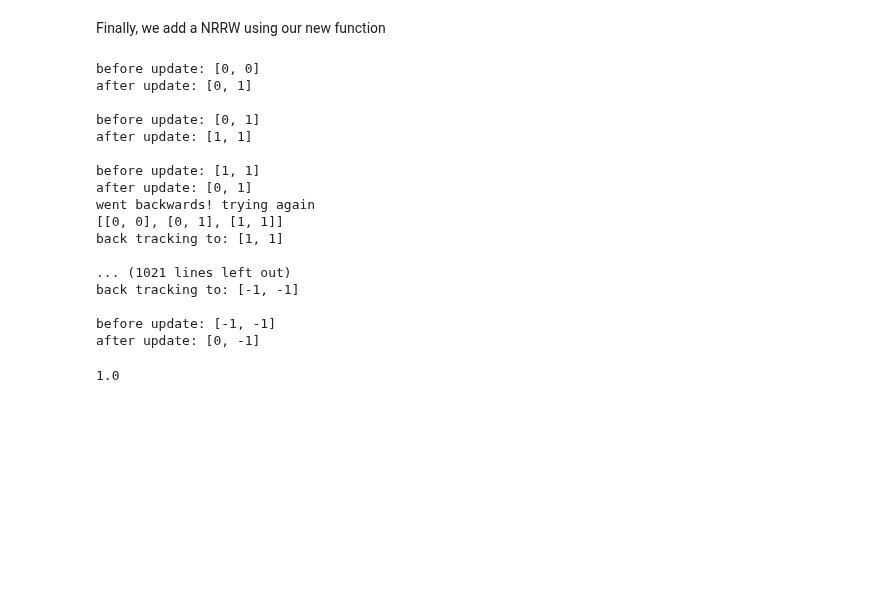
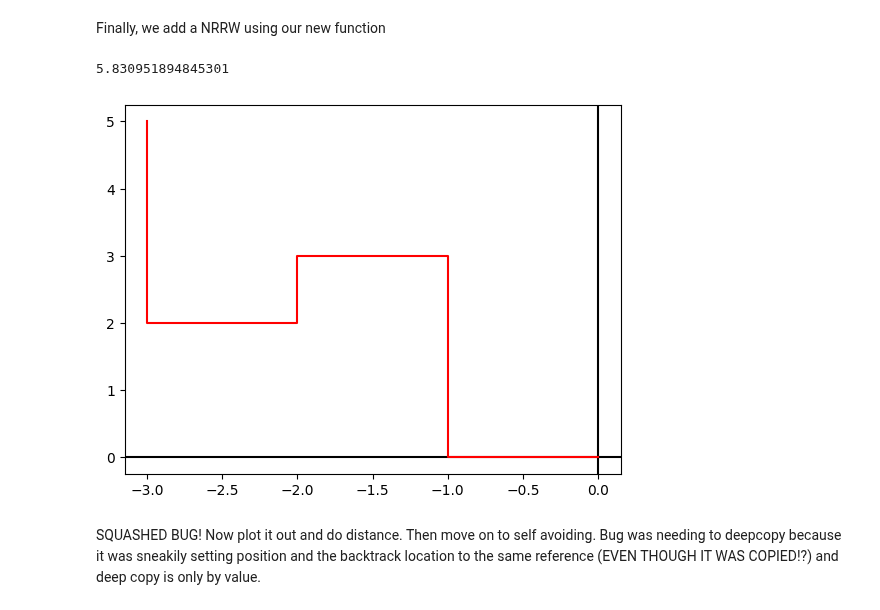
Before and after one commit to noahchanoah/thesis, a Jupyter notebook: RandomWalk.ipynb, the cells around one changed output. Drawn from its saved outputs; the diff is of its cells as text; code cells hidden in the pictures; blank space fills up the shorter version.

Commit message:
Fix NRRW bug

```diff
--- a/RandomWalk.ipynb
+++ b/RandomWalk.ipynb
@@ -373,8 +373,9 @@ We can reuse the previous random walk code with only a slight modification.
 # %% [markdown]
 Finally, we add a NRRW using our new function
 # %%
+import copy
 #a function to calculate average distance from the origin for a rahdom walk (RW)
-def nrrw(number_of_steps: int, dimension: int) -> float:
+def nrrw(number_of_steps: int, dimension: int, plot: bool) -> float:
     ''' Input: number of steps to iterate and dimension of random walk space
         Output: Euclidean distance from origin upon termination
     '''
@@ -384,40 +385,40 @@ def nrrw(number_of_steps: int, dimension: int) -> float:
     position = []
     for i in range(dimension):
         position.append(0)
-    temp_pos = position.copy()
-    pos_history = [temp_pos.copy()]
+    pos_history = [position.copy()]
 
-    cur_pos = position.copy()
     #pick a random direction and move that way, ONLY IF IT WASN'T THE LAST PLACE IN THE WALK
     while(current_step < number_of_steps):
-
         #increment the step number
         current_step += 1
+
         #get direction to move
         direction_tuple = pick_direction(dimension)
         coord_index = direction_tuple[0]
         direction_to_move = direction_tuple[1]
-        print()
-        print("before update: %s" % position)
+        #print("\nbefore update: %s" % position)
+
         #update position coordinate
         if(direction_to_move == 0):
             position[coord_index] += 1
         else:
             position[coord_index] -= 1
+        #print("after update: %s" % position)
 
-        temp_pos = position.copy()
-        print("after update: %s" % position)
+         #Check if new position was the previous position
+        if((current_step >= 2) and (position.copy() == pos_history[current_step-2])):
+            #print("went backwards! trying again $$$$$$$$$$$$$$$$$$$$")
+            current_step -= 1 #take a step back
+            temp_hist = copy.deepcopy(pos_history) #THIS WAS THE FIX
+            position = temp_hist[current_step] #position was effecting pos_history through temp_hist.copy. How?
+            #print("back tracking to: %s" % pos_history[current_step])
+        else:
+            pos_history.append(position.copy())
 
-
-        if((current_step >= 2) and (position == pos_history[current_step-2])):
-            print("went backwards! trying again")
-            print(pos_history)
-            position = pos_history[current_step-1]
-            current_step -= 1
-            print("back tracking to: %s" % pos_history[current_step])
-        else:
-            pos_history.append(temp_pos.copy())
-
+    if(plot):
+        plt.axhline(y=0,color="black")
+        plt.axvline(x=0,color="black")
+        plt.plot([step_pos[0] for step_pos in pos_history], [step_pos[1] for step_pos in pos_history], color="red")
 
     #calculate Euclidean distance
     distance_sum = 0
@@ -426,23 +427,9 @@ def nrrw(number_of_steps: int, dimension: int) -> float:
     distance = math.sqrt(distance_sum)
     return distance
 # %%
-nrrw(100,2)
+nrrw(10,2,True)
 # %% [output]
-before update: [0, 0]
-after update: [0, 1]
-
-before update: [0, 1]
-after update: [1, 1]
-
-before update: [1, 1]
-after update: [0, 1]
-went backwards! trying again
-[[0, 0], [0, 1], [1, 1]]
-back tracking to: [1, 1]
-
-... (1021 lines left out)
-back tracking to: [-1, -1]
-
-before update: [-1, -1]
-after update: [0, -1]
+5.830951894845301
-1.0
+[figure, added]
+# %% [markdown]
+SQUASHED BUG! Now plot it out and do distance. Then move on to self avoiding. Bug was needing to deepcopy because it was sneakily setting position and the backtrack location to the same reference (EVEN THOUGH IT WAS COPIED!?) and deep copy is only by value.
```
Also changed, not shown: parts of 9 cells of this notebook.
